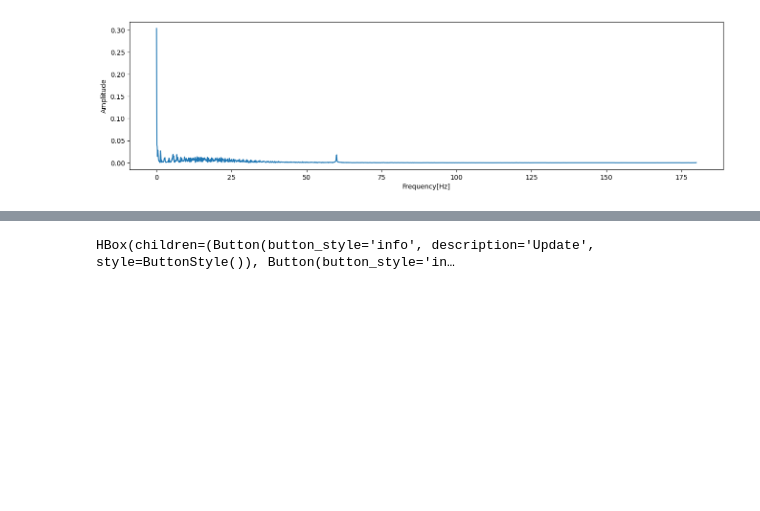
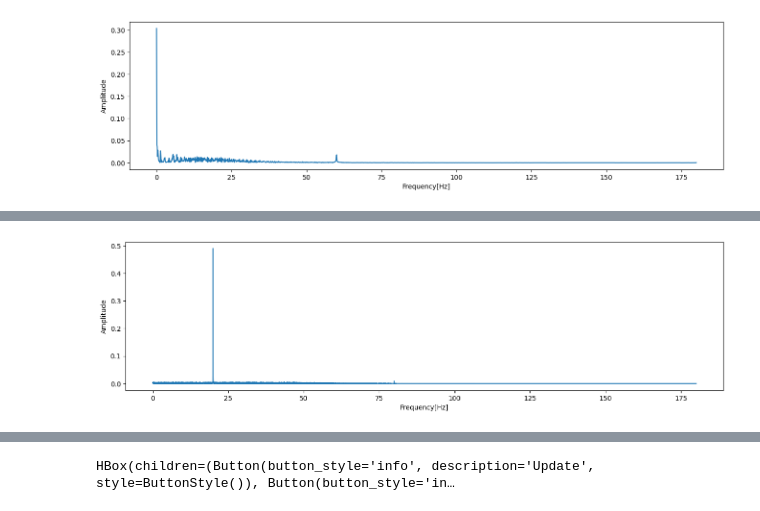
Before and after one commit to DamianRyczko/CPSiO, a Jupyter notebook: EKG/ekg.ipynb, the cells around one changed output, grey strips where cells are left out. Cells and saved outputs as stored; diff of their text form; code cells hidden in the pictures; blank space fills up the shorter version.

```diff
--- a/EKG/ekg.ipynb
+++ b/EKG/ekg.ipynb
@@ -515,0 +545,4 @@ def create_filtered_signal_widget(original_signal: np.ndarray, filtered_signal:
+# %%
+filtered_signal = butter_lowpass_filter(noisy_signal, cutoff=60, fs=360, order=4)
+create_filtered_signal_widget(noisy_signal, filtered_signal)
+create_signal_widget(pd.DataFrame(filtered_signal, columns=['Filtered Signal']), signal_frequency=360)
@@ -515,0 +554,4 @@ def create_filtered_signal_widget(original_signal: np.ndarray, filtered_signal:
+# %%
+calculate_and_plot_spectrum(filtered_signal, freq=360)
+# %% [output]
+[figure, added]
```
Also changed, not shown: parts of 18 cells of this notebook.
